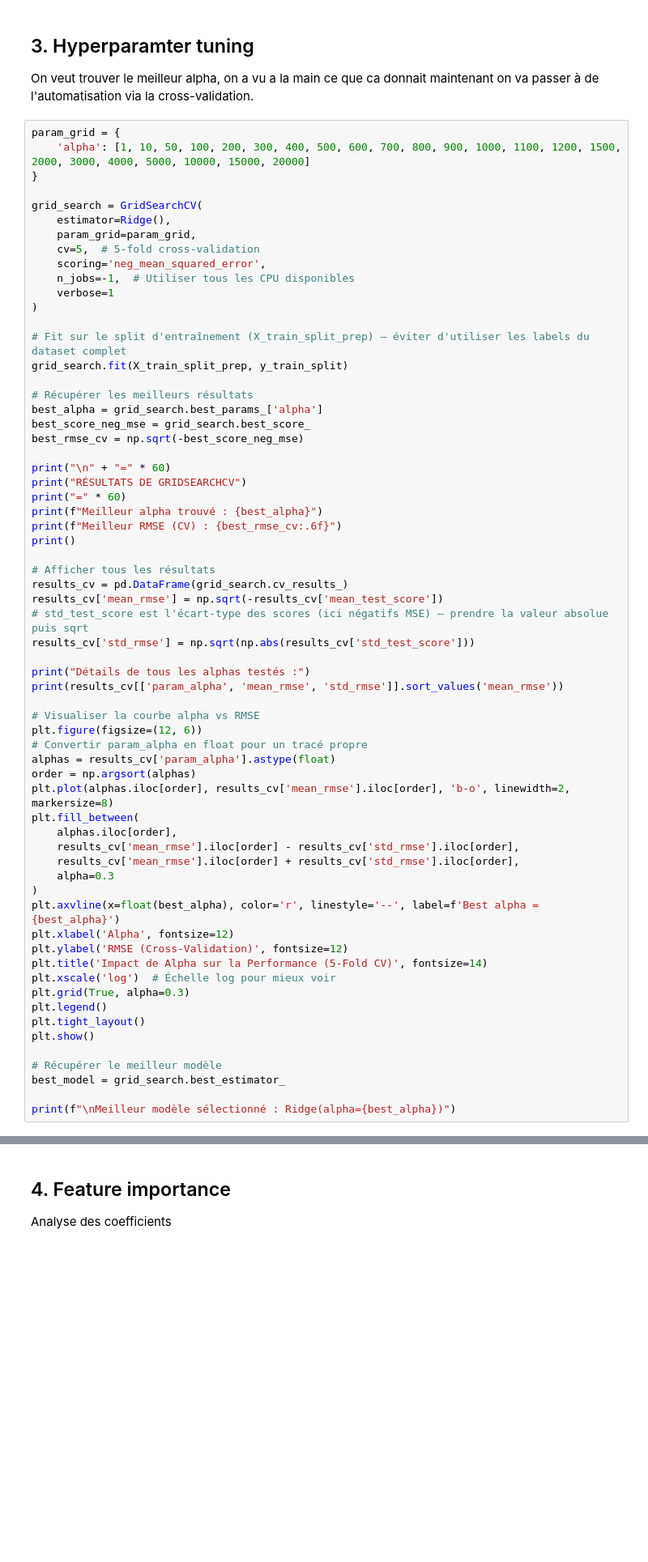
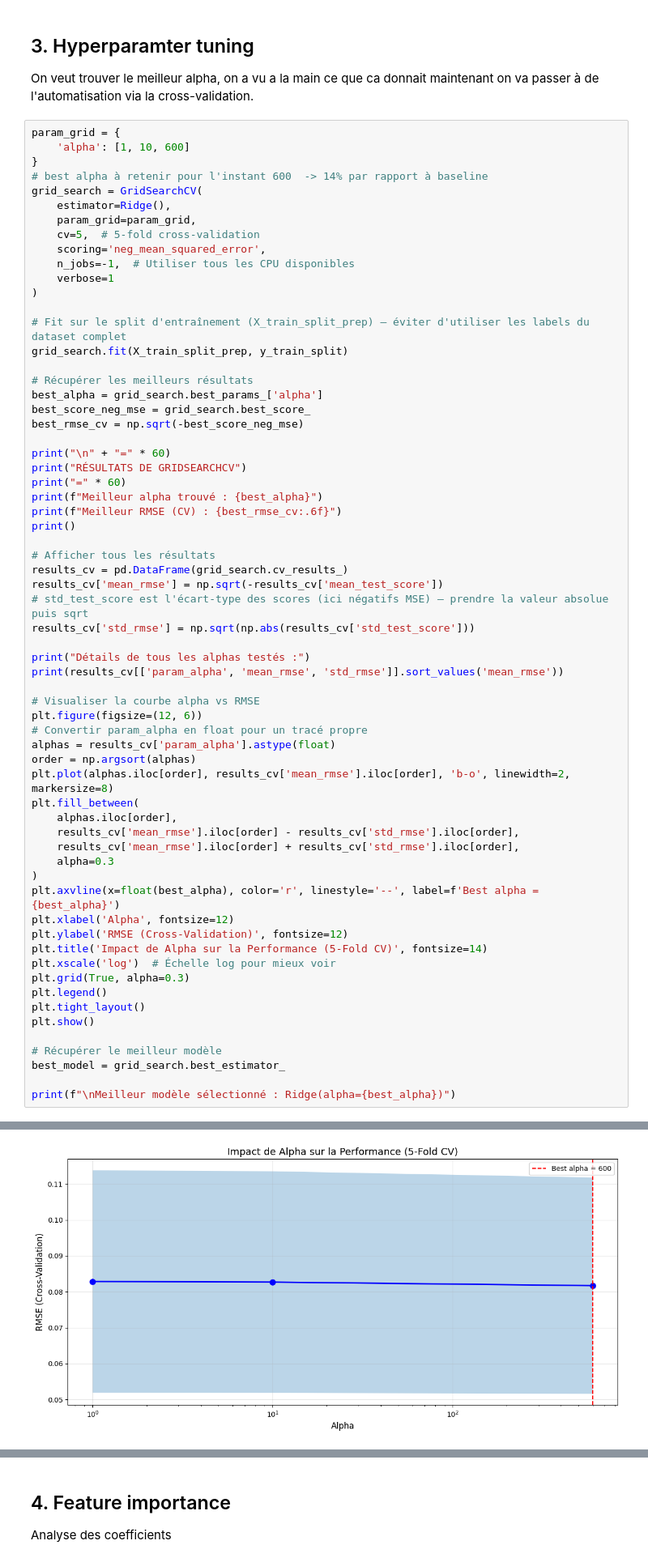
Before and after one commit to mat-bau/ml-project, a Jupyter notebook: notebooks/02_linear_model.ipynb, the cells around one changed output, grey strips where cells are left out. Shown at 81% size. Drawn from its saved outputs; the diff is of its cells as text; blank space fills up the shorter version.

```diff
--- a/notebooks/02_linear_model.ipynb
+++ b/notebooks/02_linear_model.ipynb
@@ -258,9 +429,9 @@ On voit que le RMSE passe de 0.0795 (baseline model) à 0.07895 (meilleur modele
 On veut trouver le meilleur alpha, on a vu a la main ce que ca donnait maintenant on va passer à de l'automatisation via la cross-validation.
 # %%
 param_grid = {
-    'alpha': [1, 10, 50, 100, 200, 300, 400, 500, 600, 700, 800, 900, 1000, 1100, 1200, 1500, 2000, 3000, 4000, 5000, 10000, 15000, 20000]
+    'alpha': [1, 10, 600]
 }
-
+# best alpha à retenir pour l'instant 600  -> 14% par rapport à baseline
 grid_search = GridSearchCV(
     estimator=Ridge(),
     param_grid=param_grid,
@@ -320,3 +491,4 @@ plt.show()
 best_model = grid_search.best_estimator_
 
 print(f"\nMeilleur modèle sélectionné : Ridge(alpha={best_alpha})")
+# %% [output]
@@ -322,0 +508 @@ print(f"\nMeilleur modèle sélectionné : Ridge(alpha={best_alpha})")
+[figure, added]
```
Also changed, not shown: parts of 19 cells of this notebook, 1 other file.
